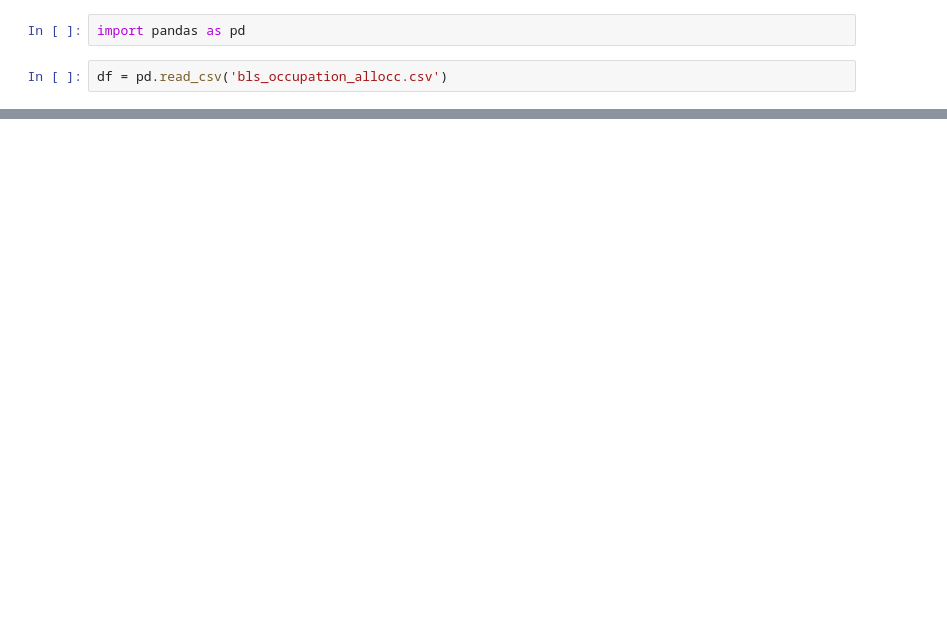
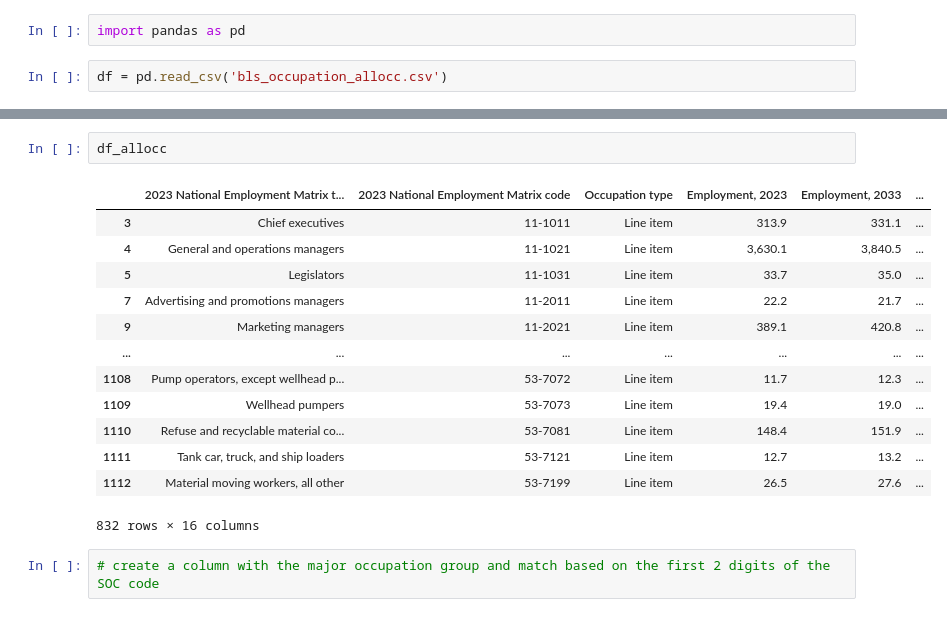
Before and after one commit to drushya-vt/CareerCompass, a Jupyter notebook: bls_occ_cleaning.ipynb, the cells around one changed output, grey strips where cells are left out. Drawn from its saved outputs; the diff is of its cells as text; blank space fills up the shorter version.

```diff
--- a/bls_occ_cleaning.ipynb
+++ b/bls_occ_cleaning.ipynb
@@ -20,0 +53,18 @@ df
+# %%
+df_allocc
+# %% [output]
+|  | 2023 National Employment Matrix t... | 2023 National Employment Matrix code | Occupation type | Employment, 2023 | Employment, 2033 | ... |
+| 3 | Chief executives | 11-1011 | Line item | 313.9 | 331.1 | ... |
+| 4 | General and operations managers | 11-1021 | Line item | 3,630.1 | 3,840.5 | ... |
+| 5 | Legislators | 11-1031 | Line item | 33.7 | 35.0 | ... |
+| 7 | Advertising and promotions managers | 11-2011 | Line item | 22.2 | 21.7 | ... |
+| 9 | Marketing managers | 11-2021 | Line item | 389.1 | 420.8 | ... |
+| ... | ... | ... | ... | ... | ... | ... |
+| 1108 | Pump operators, except wellhead p... | 53-7072 | Line item | 11.7 | 12.3 | ... |
+| 1109 | Wellhead pumpers | 53-7073 | Line item | 19.4 | 19.0 | ... |
+| 1110 | Refuse and recyclable material co... | 53-7081 | Line item | 148.4 | 151.9 | ... |
+| 1111 | Tank car, truck, and ship loaders | 53-7121 | Line item | 12.7 | 13.2 | ... |
+| 1112 | Material moving workers, all other | 53-7199 | Line item | 26.5 | 27.6 | ... |
+832 rows × 16 columns
+# %%
+# create a column with the major occupation group and match based on the first 2 digits of the SOC code
```
Also changed, not shown: parts of 6 cells of this notebook.
